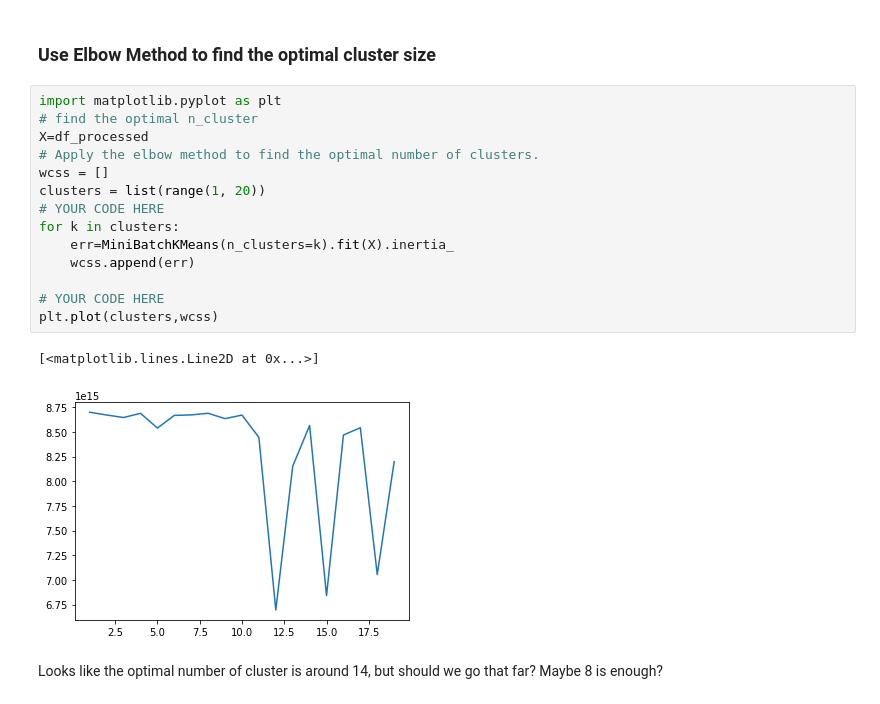
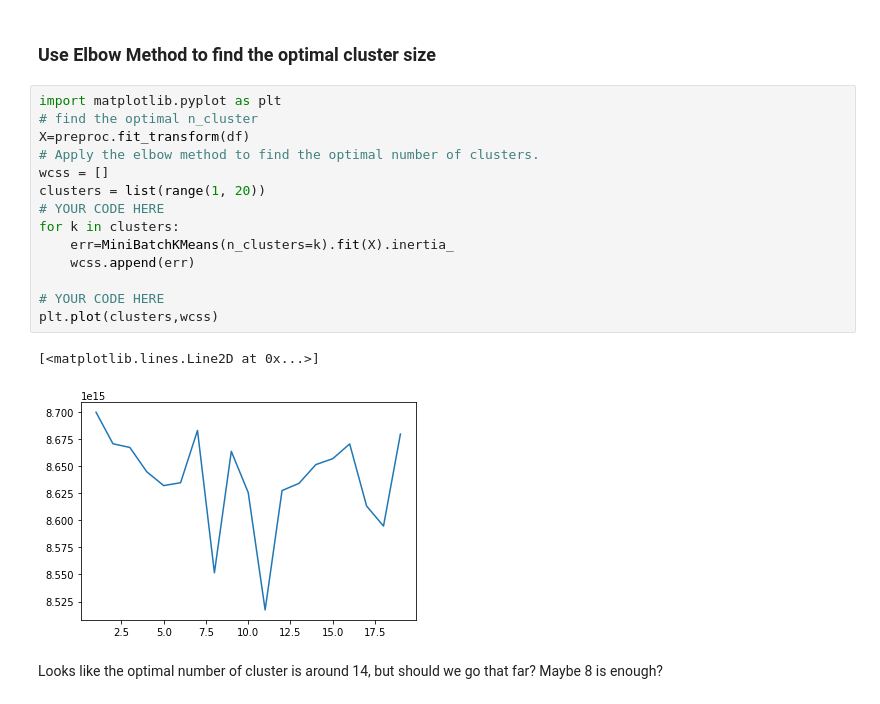
Before and after one commit to BenQuartermaine/customerclustering, a Jupyter notebook: notebooks/ran.ipynb, the cells around one changed output. Drawn from its saved outputs; the diff is of its cells as text.

```diff
--- a/notebooks/ran.ipynb
+++ b/notebooks/ran.ipynb
@@ -736,20 +753,20 @@ df_processed
 # %%
 import matplotlib.pyplot as plt
 # find the optimal n_cluster
-X=df_processed
+X=preproc.fit_transform(df)
 # Apply the elbow method to find the optimal number of clusters.
 wcss = []
 clusters = list(range(1, 20))
 # YOUR CODE HERE
 for k in clusters:
     err=MiniBatchKMeans(n_clusters=k).fit(X).inertia_
     wcss.append(err)
 
 # YOUR CODE HERE
 plt.plot(clusters,wcss)
 # %% [output]
 [<matplotlib.lines.Line2D at 0x...>]
-[figure, old version]
+[figure, new version]
 # %% [markdown]
 Looks like the optimal number of cluster is around 14, but should we go that far? Maybe 8 is enough?
 # %% [markdown]
```
Also changed, not shown: parts of 8 cells of this notebook.
